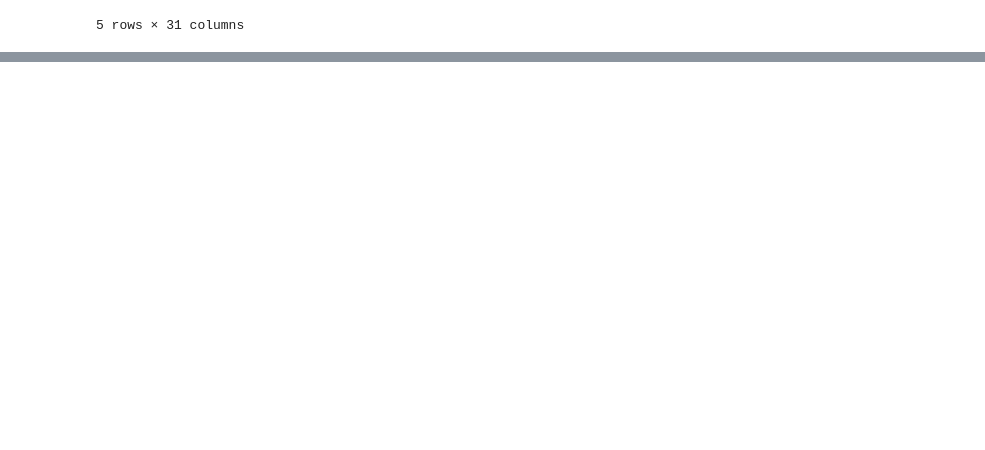
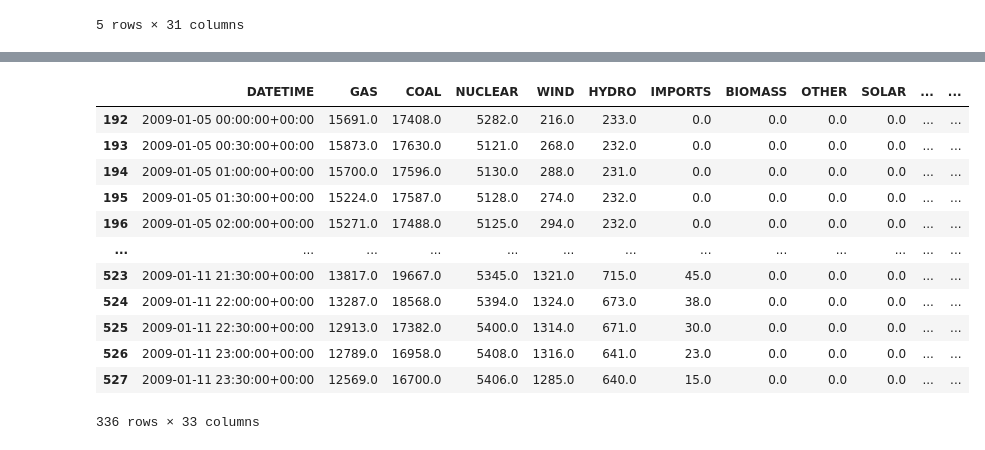
Before and after one commit to charanteja25/Price-prediction-of-electricity-depends-on-renewable-sources, a Jupyter notebook: NEW_REN.ipynb, the cells around one changed output, grey strips where cells are left out. Cells and saved outputs as stored; diff of their text form; code cells hidden in the pictures; blank space fills up the shorter version.

```diff
--- a/NEW_REN.ipynb
+++ b/NEW_REN.ipynb
@@ -137,0 +210,17 @@ def plot_graph_for_year(data, x_col, y_col, year):
+# %%
+#data[(data[x_col].dt.year == year) & (data[x_col].dt.week == week)]
+gen_data[(gen_data['DATETIME'].dt.year == 2009) & (gen_data['DATETIME'].dt.week == 2)]
+# %% [output]
+|  | DATETIME | GAS | COAL | NUCLEAR | WIND | HYDRO | IMPORTS | BIOMASS | OTHER | SOLAR | ... | ... |
+| 192 | 2009-01-05 00:00:00+00:00 | 15691.0 | 17408.0 | 5282.0 | 216.0 | 233.0 | 0.0 | 0.0 | 0.0 | 0.0 | ... | ... |
+| 193 | 2009-01-05 00:30:00+00:00 | 15873.0 | 17630.0 | 5121.0 | 268.0 | 232.0 | 0.0 | 0.0 | 0.0 | 0.0 | ... | ... |
+| 194 | 2009-01-05 01:00:00+00:00 | 15700.0 | 17596.0 | 5130.0 | 288.0 | 231.0 | 0.0 | 0.0 | 0.0 | 0.0 | ... | ... |
+| 195 | 2009-01-05 01:30:00+00:00 | 15224.0 | 17587.0 | 5128.0 | 274.0 | 232.0 | 0.0 | 0.0 | 0.0 | 0.0 | ... | ... |
+| 196 | 2009-01-05 02:00:00+00:00 | 15271.0 | 17488.0 | 5125.0 | 294.0 | 232.0 | 0.0 | 0.0 | 0.0 | 0.0 | ... | ... |
+| ... | ... | ... | ... | ... | ... | ... | ... | ... | ... | ... | ... | ... |
+| 523 | 2009-01-11 21:30:00+00:00 | 13817.0 | 19667.0 | 5345.0 | 1321.0 | 715.0 | 45.0 | 0.0 | 0.0 | 0.0 | ... | ... |
+| 524 | 2009-01-11 22:00:00+00:00 | 13287.0 | 18568.0 | 5394.0 | 1324.0 | 673.0 | 38.0 | 0.0 | 0.0 | 0.0 | ... | ... |
+| 525 | 2009-01-11 22:30:00+00:00 | 12913.0 | 17382.0 | 5400.0 | 1314.0 | 671.0 | 30.0 | 0.0 | 0.0 | 0.0 | ... | ... |
+| 526 | 2009-01-11 23:00:00+00:00 | 12789.0 | 16958.0 | 5408.0 | 1316.0 | 641.0 | 23.0 | 0.0 | 0.0 | 0.0 | ... | ... |
+| 527 | 2009-01-11 23:30:00+00:00 | 12569.0 | 16700.0 | 5406.0 | 1285.0 | 640.0 | 15.0 | 0.0 | 0.0 | 0.0 | ... | ... |
+336 rows × 33 columns
```
Also changed, not shown: parts of 16 cells of this notebook.
